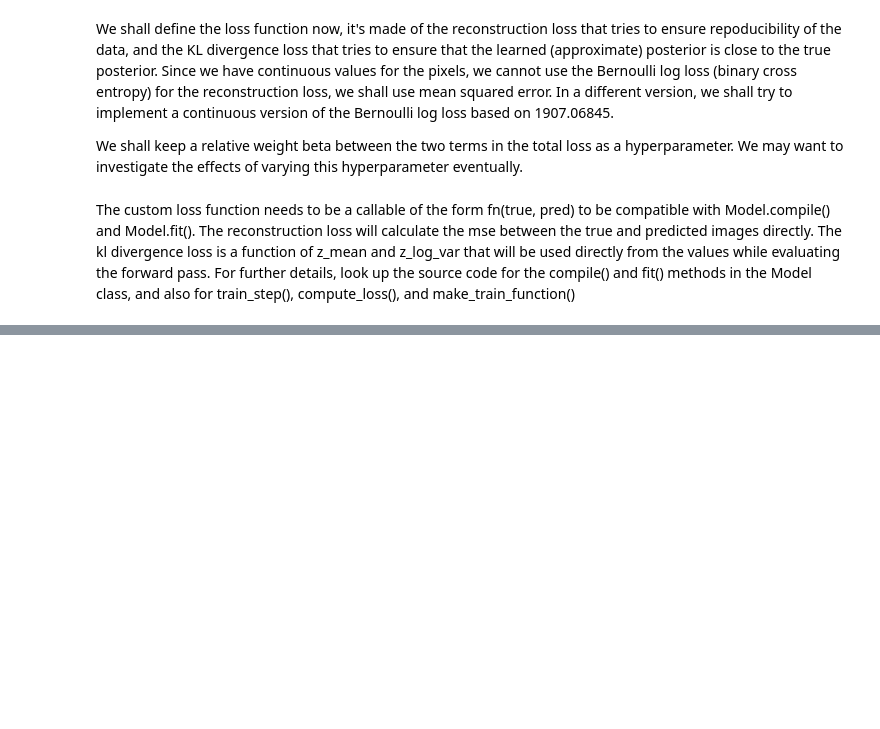
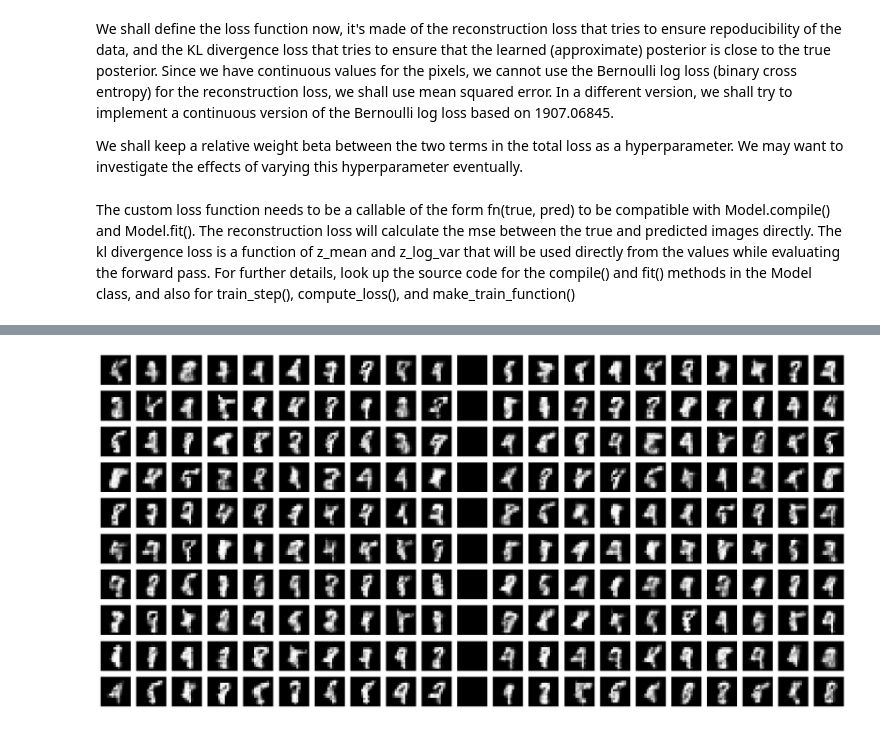
Before and after one commit to AtSourav/Beta-VAE-on-MNIST, a Jupyter notebook: temp.ipynb, the cells around one changed output, grey strips where cells are left out. Drawn from its saved outputs; the diff is of its cells as text; code cells hidden in the pictures; blank space fills up the shorter version.

```diff
--- a/temp.ipynb
+++ b/temp.ipynb
@@ -323,0 +341,36 @@ for i in range(210):
+# %%
+np.random.seed(100)
+
+min_train = min(K.flatten(z_train_sample))
+max_train = max(K.flatten(z_train_sample))
+
+min_valid = min(K.flatten(z_valid_sample))
+max_valid = max(K.flatten(z_valid_sample))
+
+
+
+z_rand_train = tf.convert_to_tensor(min_train + (max_train-min_train)*np.random.random((100,10)))
+z_rand_valid = tf.convert_to_tensor(min_valid + (max_valid-min_valid)*np.random.random((100,10)))
+
+img_rand_recon_tr = decoder(z_rand_train)
+img_rand_recon_va = decoder(z_rand_valid)
+
+digits_rand_recon = plt.figure(figsize=(21,10))    # we leave one column of difference between the 10x10 grid of training images and 10x10 of validation images
+                                        # it's weird that the order of axes in figsize is the opposite to that in add_subplot
+for i in range(210):
+  digits_rand_recon.add_subplot(10,21,i+1)
+  j = int(np.floor(i/21))
+  if (i%21) <10:
+    img = img_rand_recon_tr[j*10 + (i%21)]
+    plt.imshow(img, cmap='gray')
+    plt.axis('off')
+  elif (i%21)==10:
+    img = np.ones((14,14,1))
+    plt.imshow(img, cmap='gray')
+    plt.axis('off')
+  else:
+    img = img_rand_recon_va[j*10 + (i%21) - 12]
+    plt.imshow(img, cmap='gray')
+    plt.axis('off')
+# %% [output]
+[figure, added]
```
Also changed, not shown: parts of 16 cells of this notebook.
